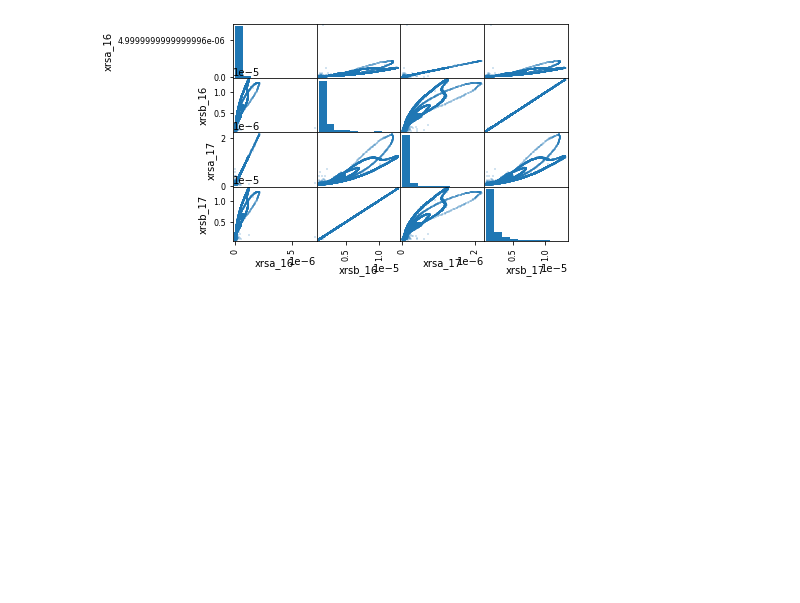
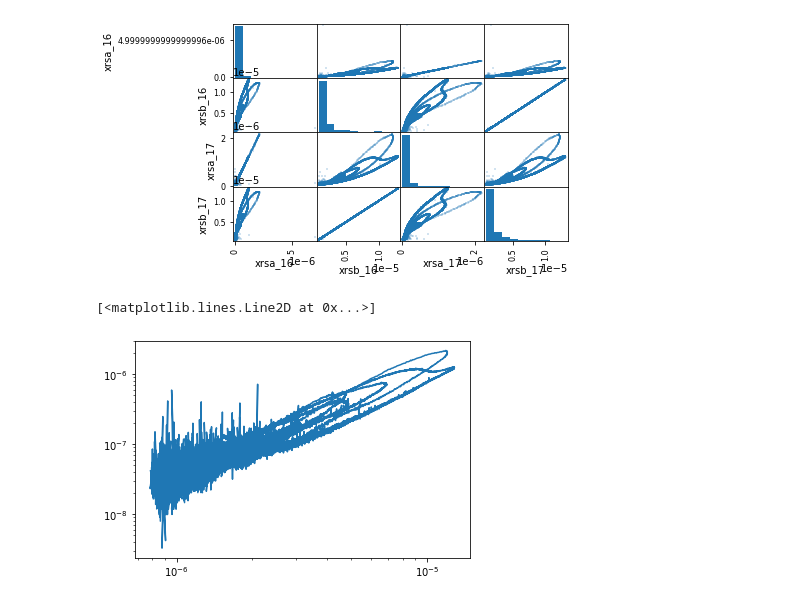
Before and after one commit to andreapy/Solar_Flare, a Jupyter notebook: Query GOES XRS.ipynb, the cells around one changed output. Cells and saved outputs as stored; diff of their text form; code cells hidden in the pictures; blank space fills up the shorter version.

```diff
--- a/Query GOES XRS.ipynb
+++ b/Query GOES XRS.ipynb
@@ -111,2 +167,7 @@ _=pd.plotting.scatter_matrix(XRS, alpha=0.2, marker='+', s=2)
 # %% [output]
 [figure]
+# %%
+plt.loglog(XRS['xrsb_16'],XRS['xrsa_17'])
+# %% [output]
+[<matplotlib.lines.Line2D at 0x...>]
+[figure, added]
```
Also changed, not shown: parts of 12 cells of this notebook.
